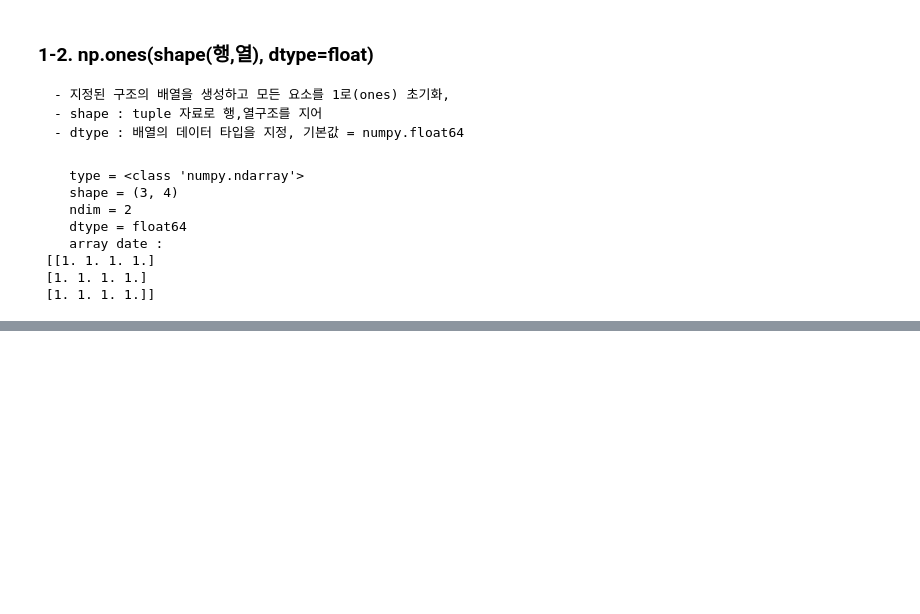
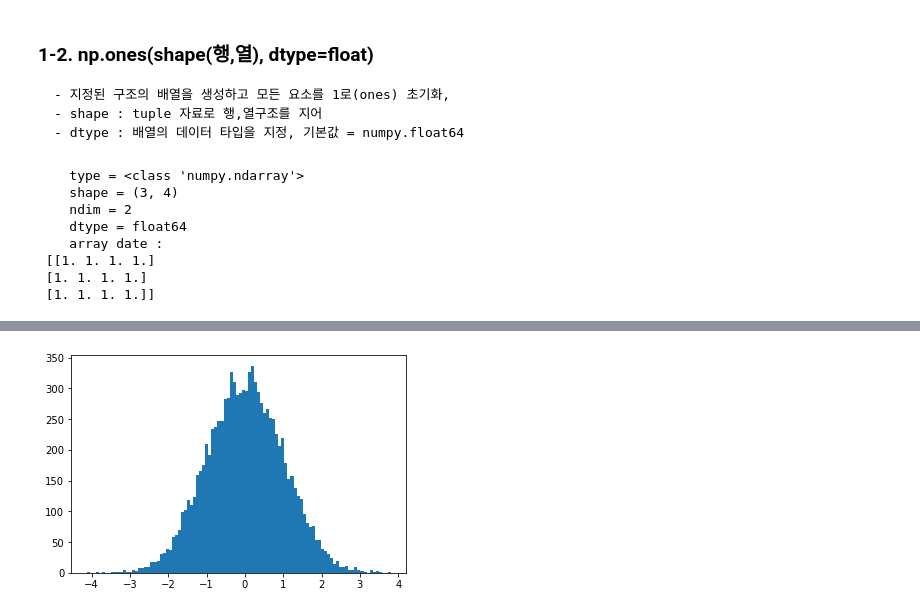
Before and after one commit to poiup/python, a Jupyter notebook: 넘파이/numpy기초.ipynb, the cells around one changed output, grey strips where cells are left out. Cells and saved outputs as stored; diff of their text form; code cells hidden in the pictures; blank space fills up the shorter version.

```diff
--- a/넘파이/numpy기초.ipynb
+++ b/넘파이/numpy기초.ipynb
@@ -255,0 +608,11 @@ np_print(arr)
+# %%
+## 정규 분포 데이터로 이루어진 배열에 대한 시각화
+# 평균 0 표준편차 1인 표준정규분포에서 추출한10000개의 데이터에 대해
+# 100개의 구간으로 구분한 분포
+data = np.random.randn(10000)
+
+# 시각화
+pit.hist(data, bins=100)
+pit.show()
+# %% [output]
+[figure, added]
```
Also changed, not shown: parts of 43 cells of this notebook.
